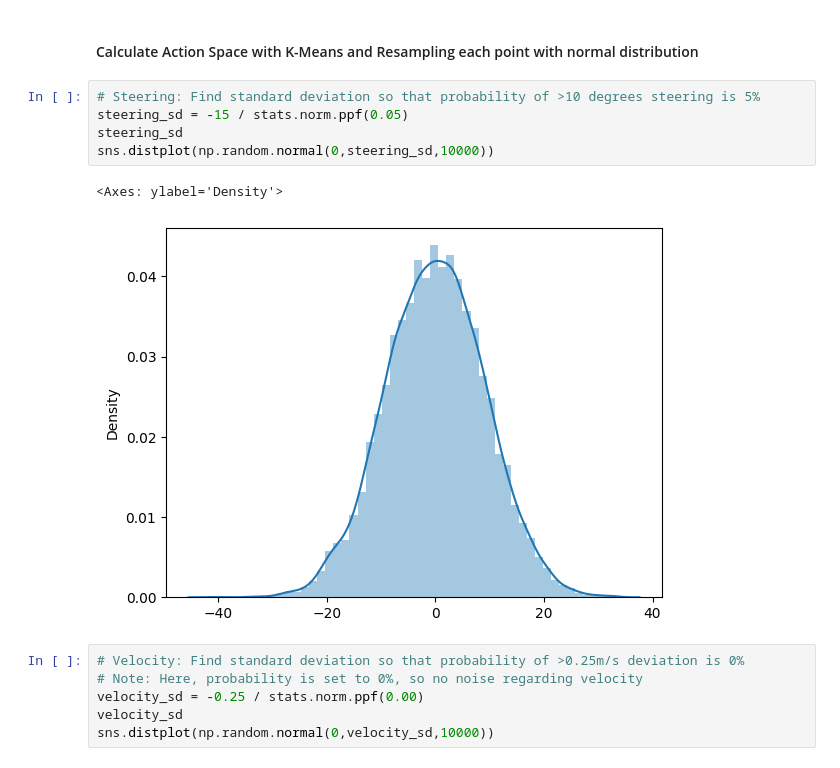
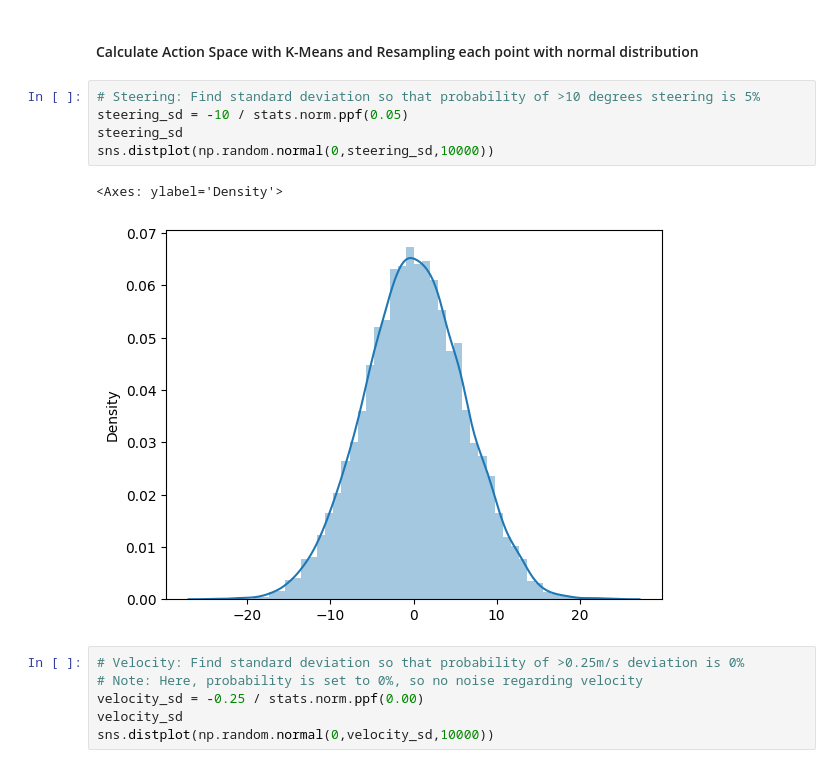
Before and after one commit to jackhorse1000/deepracer-on-the-spot, a Jupyter notebook: pre-computations/RaceLine_Speed_ActionSpace.ipynb, the cells around one changed output. Drawn from its saved outputs; the diff is of its cells as text.

```diff
--- a/pre-computations/RaceLine_Speed_ActionSpace.ipynb
+++ b/pre-computations/RaceLine_Speed_ActionSpace.ipynb
@@ -288,12 +288,12 @@ a = plt.title("Speed (red), Steering (green; positive=left)")
 #### Calculate Action Space with K-Means and Resampling each point with normal distribution
 # %%
 # Steering: Find standard deviation so that probability of >10 degrees steering is 5%
-steering_sd = -15 / stats.norm.ppf(0.05)
+steering_sd = -10 / stats.norm.ppf(0.05)
 steering_sd
 sns.distplot(np.random.normal(0,steering_sd,10000))
 # %% [output]
 <Axes: ylabel='Density'>
-[figure, old version]
+[figure, new version]
 # %%
 # Velocity: Find standard deviation so that probability of >0.25m/s deviation is 0%
 # Note: Here, probability is set to 0%, so no noise regarding velocity
```
Also changed, not shown: parts of 12 cells of this notebook, 7 other files.
